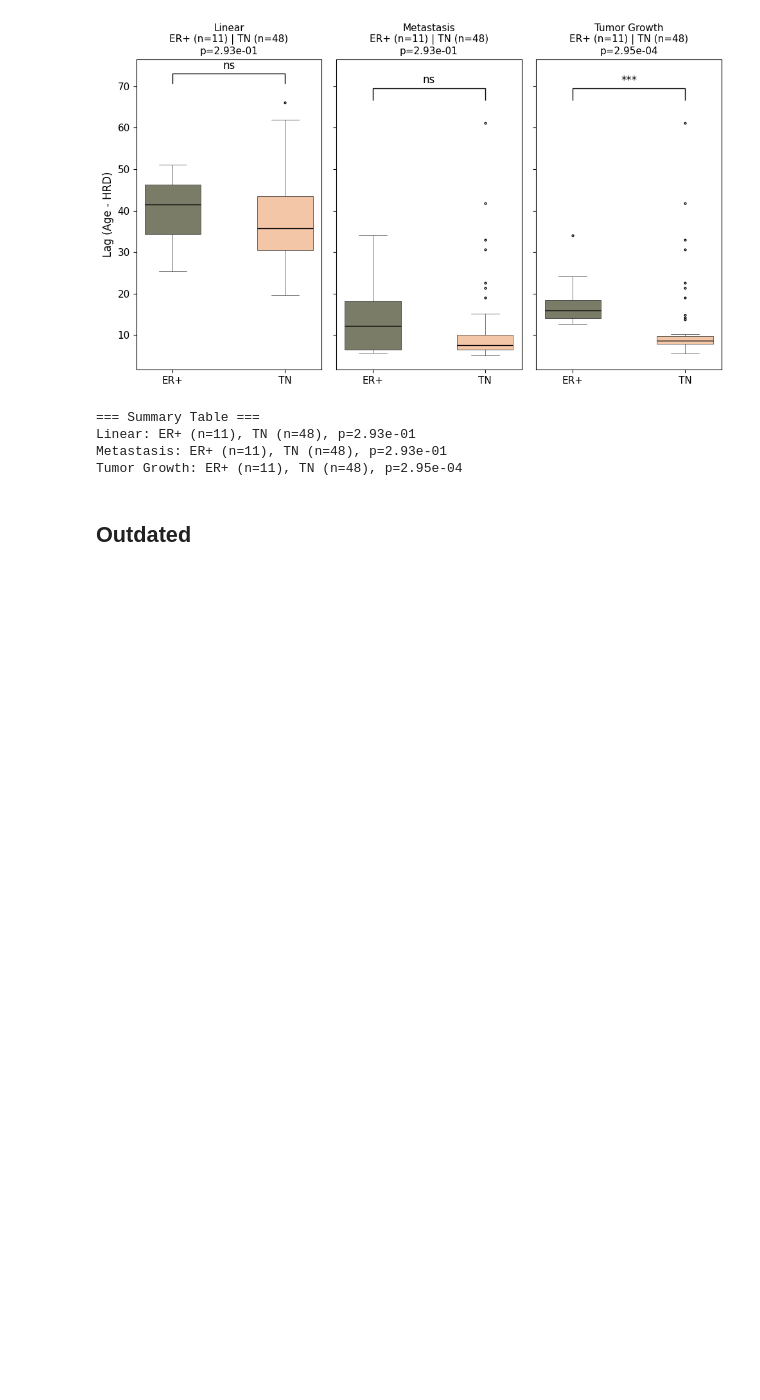
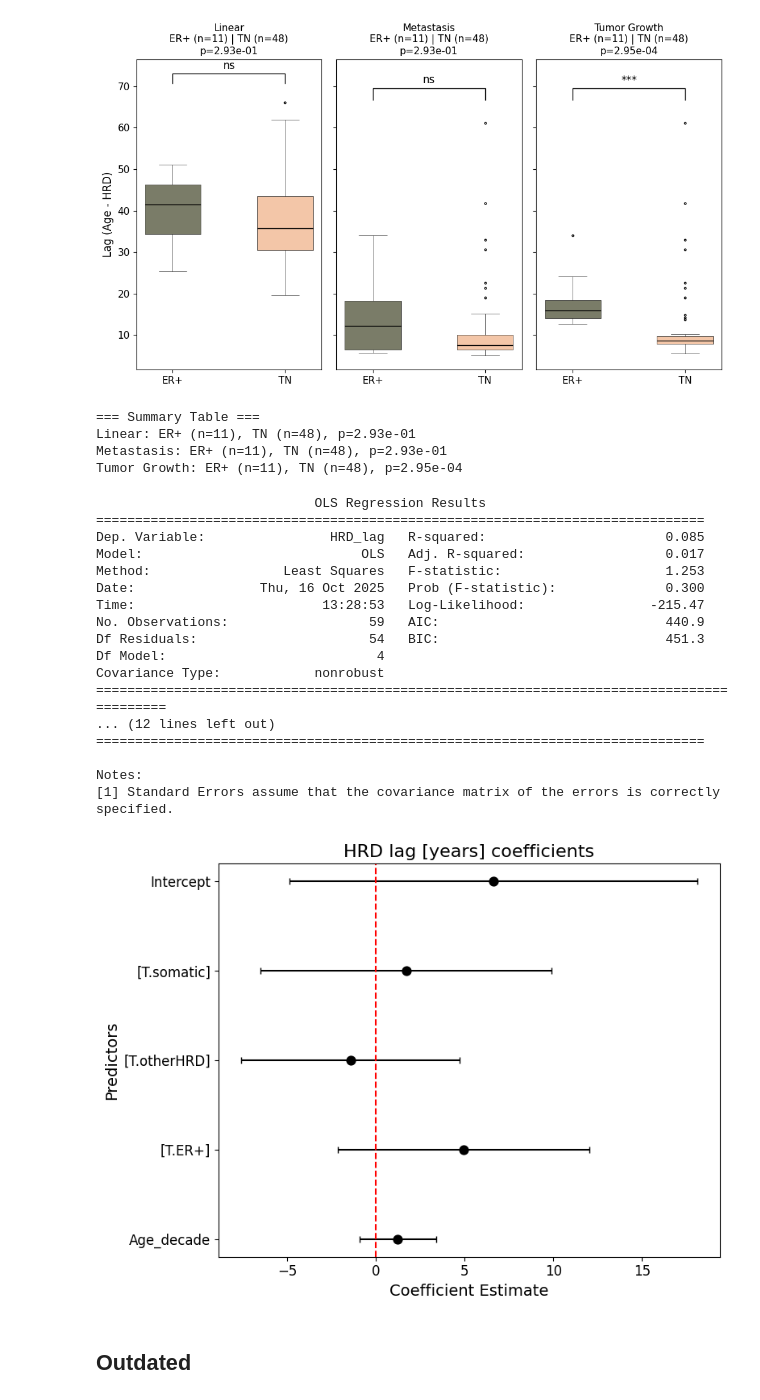
Before and after one commit to michandreop/HRDTimer, a Jupyter notebook: notebooks/paper_figures/Fig5.ipynb, the cells around one changed output. Cells and saved outputs as stored; diff of their text form; code cells hidden in the pictures; blank space fills up the shorter version.

Commit message:
Updates to notebook outputs

```diff
--- a/notebooks/paper_figures/Fig5.ipynb
+++ b/notebooks/paper_figures/Fig5.ipynb
@@ -554,6 +554,75 @@ TN: n=48, Median=8.62, IQR=(7.84, 9.73), IQR range=1.89
 Linear: ER+ (n=11), TN (n=48), p=2.93e-01
 Metastasis: ER+ (n=11), TN (n=48), p=2.93e-01
 Tumor Growth: ER+ (n=11), TN (n=48), p=2.95e-04
+# %%
+import pandas as pd
+import statsmodels.formula.api as smf
+import matplotlib.pyplot as plt
+import seaborn as sns
+
+HRD_lag = pd.read_csv("../../data/output/All_data_Jun30.csv")
+HRD_lag = HRD_lag[['ID', 'sample.display', 'Age', 'Age_HRD_norm_int', 'removed']]
+HRD_lag = HRD_lag[HRD_lag['removed'] == False].dropna(subset=['Age'])
+HRD_lag['HRD_lag'] = HRD_lag['Age'] - HRD_lag['Age_HRD_norm_int']
+HRD_lag['Age_decade'] = HRD_lag['Age'] / 10
+
+# --- Load metadata and filter to matched IDs ---
+meta = pd.read_csv("../../data/metadata/pan_metadata_v5.csv")
+meta = meta[['sample', 'hrd.origin', 'type']]
+meta = meta[meta['sample'].isin(HRD_lag['ID'])]
+
+merged_df = pd.merge(HRD_lag, meta, left_on='ID', right_on='sample', how='inner')
+merged_df = merged_df.dropna(subset=['HRD_lag', 'Age_decade', 'hrd.origin', 'type'])
+
+merged_df['hrd_origin'] = merged_df['hrd.origin'].astype('category')
+merged_df['type'] = merged_df['type'].astype('category')
+
+# Fit the multivariate linear regression model
+merged_df['type'] = pd.Categorical(merged_df['type'], categories=['TN', 'ER+'], ordered=True)
+merged_df['hrd_origin'] = pd.Categorical(merged_df['hrd_origin'], categories=['germline', 'somatic', 'otherHRD'], ordered=True)
+model = smf.ols("HRD_lag ~ Age_decade + hrd_origin + type", data=merged_df).fit()
+print(model.summary())
+
+# --- Extract coefficients and confidence intervals ---
+coef_df = model.summary2().tables[1].reset_index()
+coef_df.columns = ['term', 'coef', 'std_err', 't', 'P>|t|', 'conf_low', 'conf_high']
+coef_df = coef_df[~coef_df['term'].str.contains("Unknown", na=False)]
+coef_df['term'] = coef_df['term'].str.replace("hrd_origin", "", regex=False)
+coef_df['term'] = coef_df['term'].str.replace("type", "", regex=False)
+
+# --- Plot coefficients ---
+plt.figure(figsize=(8, 6))
+sns.pointplot(data=coef_df, y='term', x='coef',linestyle='none', color='black')
+plt.errorbar(coef_df['coef'], coef_df['term'],
+             xerr=[coef_df['coef'] - coef_df['conf_low'], coef_df['conf_high'] - coef_df['coef']],
+             fmt='none', c='black', capsize=3)
+plt.axvline(0, color='red', linestyle='--')
+plt.title("HRD lag [years] coefficients", fontsize=16)
+plt.xlabel("Coefficient Estimate", fontsize=14)
+plt.ylabel("Predictors", fontsize=14)
+plt.xticks(fontsize=12)
+plt.yticks(fontsize=12)
+plt.tight_layout()
+plt.show()
+# %% [output]
+                            OLS Regression Results
+==============================================================================
+Dep. Variable:                HRD_lag   R-squared:                       0.085
+Model:                            OLS   Adj. R-squared:                  0.017
+Method:                 Least Squares   F-statistic:                     1.253
+Date:                Thu, 16 Oct 2025   Prob (F-statistic):              0.300
+Time:                        13:28:53   Log-Likelihood:                -215.47
+No. Observations:                  59   AIC:                             440.9
+Df Residuals:                      54   BIC:                             451.3
+Df Model:                           4
+Covariance Type:            nonrobust
+==========================================================================================
+... (12 lines left out)
+==============================================================================
+
+Notes:
+[1] Standard Errors assume that the covariance matrix of the errors is correctly specified.
+[figure, added]
 # %% [markdown]
 ## Outdated
 # %%
```
Also changed, not shown: 1 other file.
